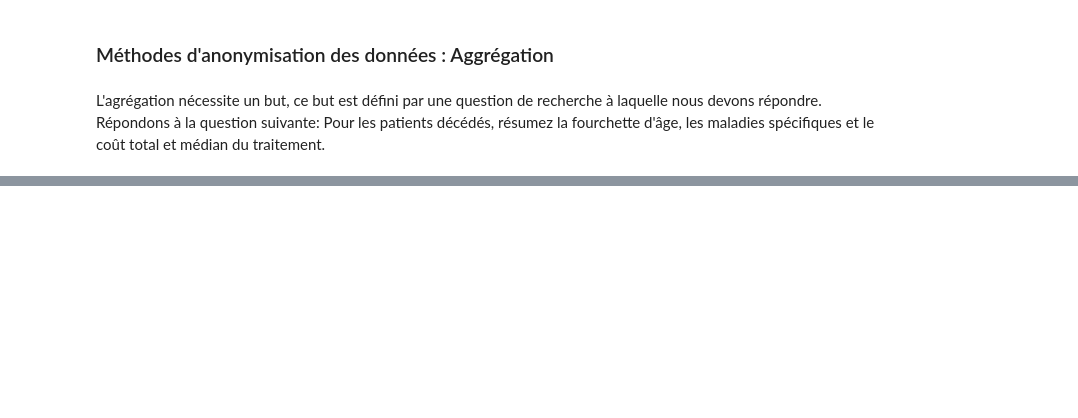
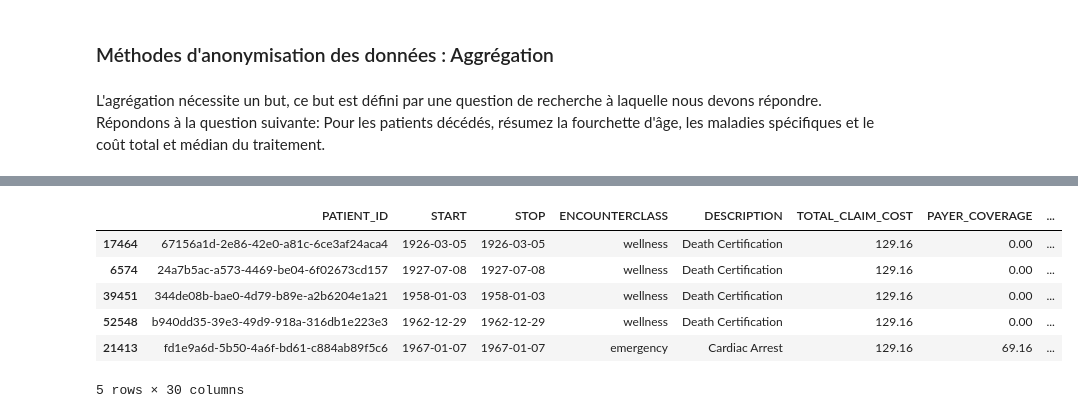
Before and after one commit to Fidel08/data-wrangling, a Jupyter notebook: Anonymisation des données.ipynb, the cells around one changed output, grey strips where cells are left out. Saved outputs shown, nothing was run; the diff lists cells and outputs as text; code cells hidden in the pictures; blank space fills up the shorter version.

```diff
--- a/Anonymisation des données.ipynb
+++ b/Anonymisation des données.ipynb
@@ -199,0 +209,3 @@ Wall time: 2min 20s
+# %%
+dfo["DEATHAGE_classe"]= pd.cut(dfo["DEATHAGE"], bins=[1,10,20,30,40,50,60,70,80,90,100],include_lowest = True)
+dfo["DEATHAGE_classe"].head()
@@ -199,0 +220,10 @@ Wall time: 2min 20s
+# %%
+dfo.head()
+# %% [output]
+|  | PATIENT_ID | START | STOP | ENCOUNTERCLASS | DESCRIPTION | TOTAL_CLAIM_COST | PAYER_COVERAGE | ... |
+| 17464 | 67156a1d-2e86-42e0-a81c-6ce3af24aca4 | 1926-03-05 | 1926-03-05 | wellness | Death Certification | 129.16 | 0.00 | ... |
+| 6574 | 24a7b5ac-a573-4469-be04-6f02673cd157 | 1927-07-08 | 1927-07-08 | wellness | Death Certification | 129.16 | 0.00 | ... |
+| 39451 | 344de08b-bae0-4d79-b89e-a2b6204e1a21 | 1958-01-03 | 1958-01-03 | wellness | Death Certification | 129.16 | 0.00 | ... |
+| 52548 | b940dd35-39e3-49d9-918a-316db1e223e3 | 1962-12-29 | 1962-12-29 | wellness | Death Certification | 129.16 | 0.00 | ... |
+| 21413 | fd1e9a6d-5b50-4a6f-bd61-c884ab89f5c6 | 1967-01-07 | 1967-01-07 | emergency | Cardiac Arrest | 129.16 | 69.16 | ... |
+5 rows × 30 columns
```
Also changed, not shown: parts of 15 cells of this notebook.
